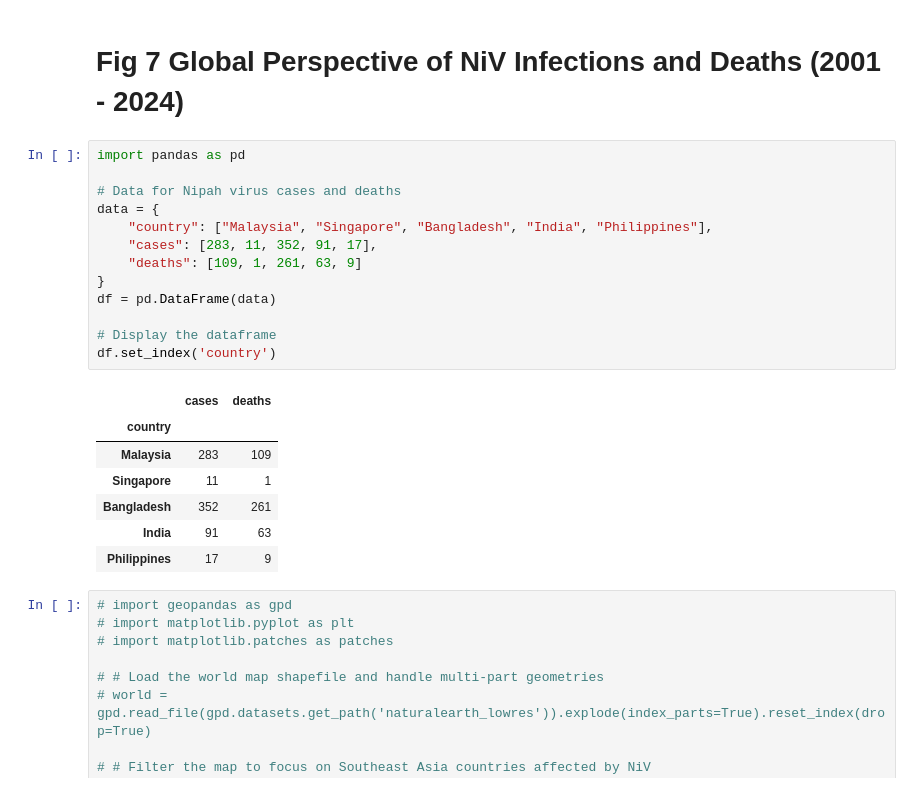
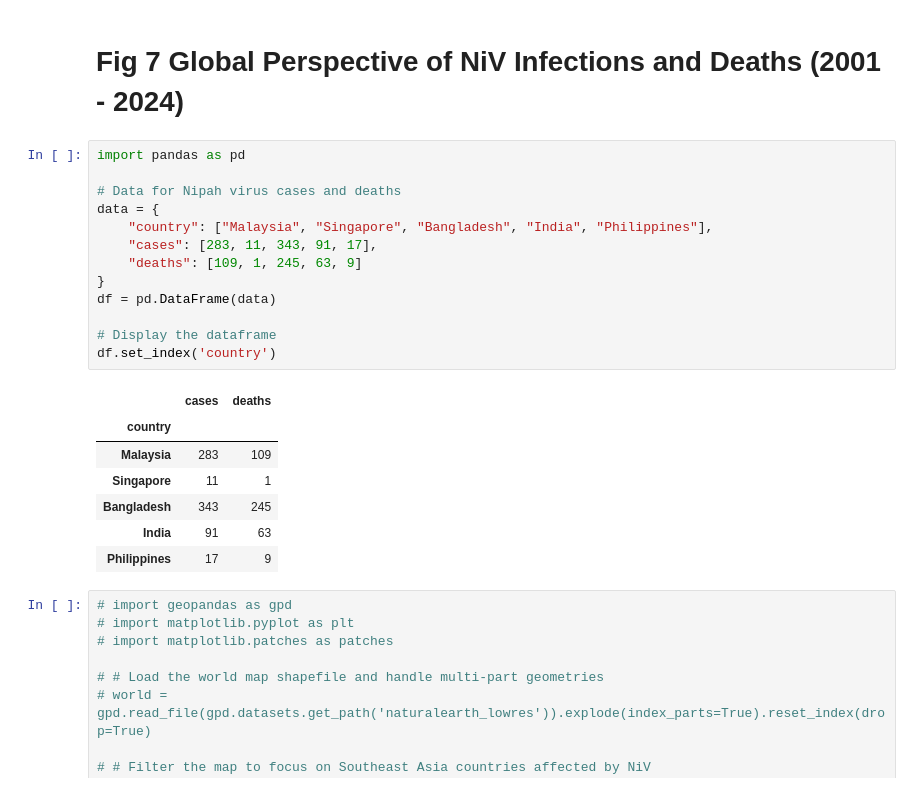
Before and after one commit to awnonbhowmik/NiV-Data-Analysis, a Jupyter notebook: FinalCode.ipynb, the cells around one changed output. Cells and saved outputs as stored; diff of their text form.

Commit message:
BD cases and death updated

```diff
--- a/FinalCode.ipynb
+++ b/FinalCode.ipynb
@@ -495,22 +495,22 @@ plt.show()
 # %%
 import pandas as pd
 
 # Data for Nipah virus cases and deaths
 data = {
     "country": ["Malaysia", "Singapore", "Bangladesh", "India", "Philippines"],
-    "cases": [283, 11, 352, 91, 17],
-    "deaths": [109, 1, 261, 63, 9]
+    "cases": [283, 11, 343, 91, 17],
+    "deaths": [109, 1, 245, 63, 9]
 }
 df = pd.DataFrame(data)
 
 # Display the dataframe
 df.set_index('country')
 # %% [output]
 |  | cases | deaths |
 | country |  |  |
 | Malaysia | 283 | 109 |
 | Singapore | 11 | 1 |
-| Bangladesh | 352 | 261 |
+| Bangladesh | 343 | 245 |
 | India | 91 | 63 |
 | Philippines | 17 | 9 |
 # %%
```
Also changed, not shown: parts of 1 cell of this notebook, 16 other files.
